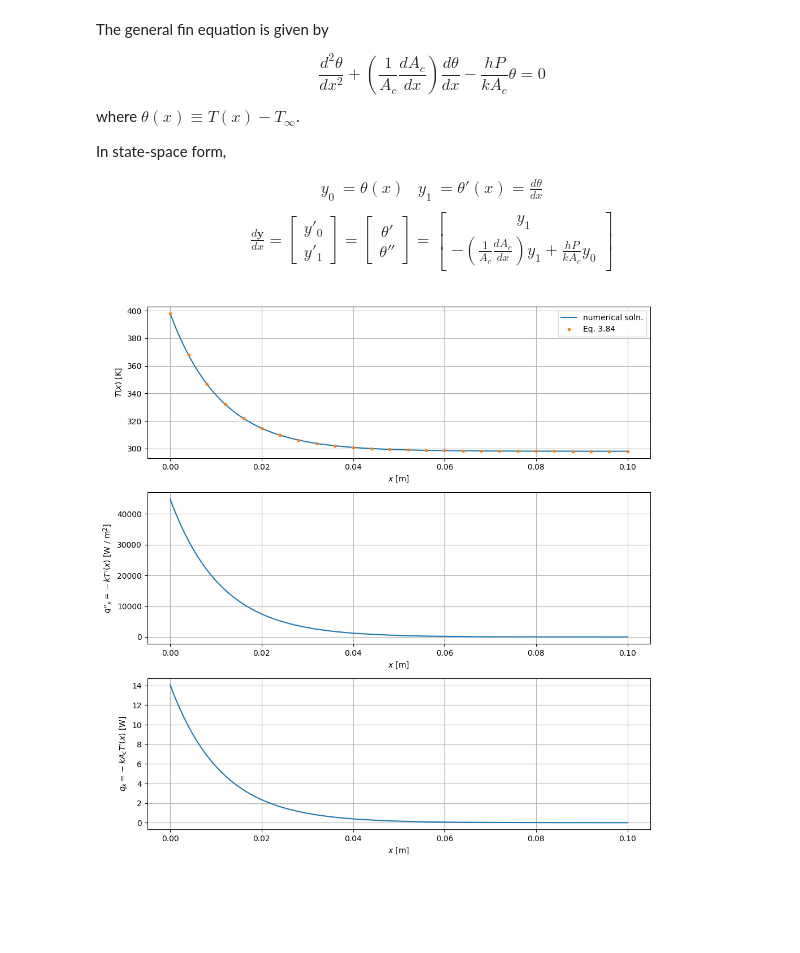
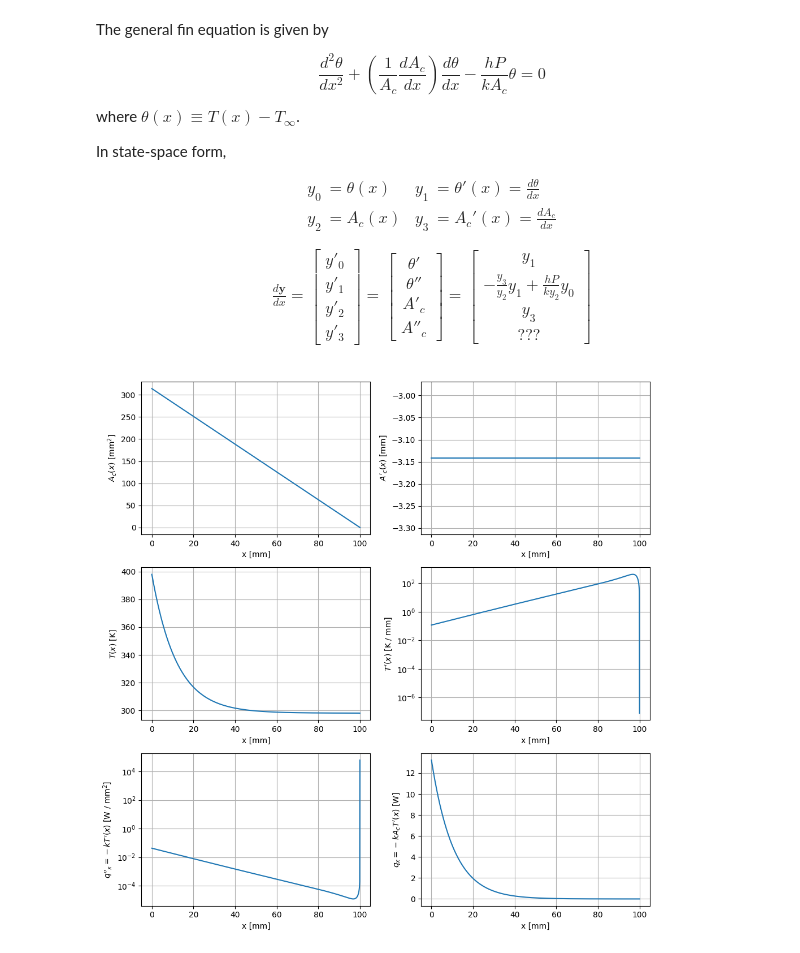
Before and after one commit to dvnatanael/fin-equation-analysis, a Jupyter notebook: fin_equation_analysis/notebooks/learn_scipy.ipynb, the cells around one changed output. Saved outputs shown, nothing was run; the diff lists cells and outputs as text; code cells hidden in the pictures; blank space fills up the shorter version.

Commit message:
feat: add linear profile to fin

```diff
--- a/fin_equation_analysis/notebooks/learn_scipy.ipynb
+++ b/fin_equation_analysis/notebooks/learn_scipy.ipynb
@@ -23,23 +23,31 @@ where $\theta{(x)} \equiv T{(x)} - T_{\infty}$.
 In state-space form,
 \begin{gathered}
     \begin{align*}
-        y_0 &= \theta{(x)} & y_1 &= \theta'{(x)} = \frac{d \theta}{dx}
+        y_0 &= \theta{(x)} & y_1 &= \theta'{(x)} = \frac{d \theta}{dx} \\
+        y_2 &= A_c{(x)} & y_3 &= A_c'{(x)} = \frac{d A_c}{dx}\\
     \end{align*}\\
     \begin{equation*}
         \frac{d \textbf{y}}{dx}
-        = \begin{bmatrix} y'_0 \\ y'_1 \end{bmatrix}
-        = \begin{bmatrix} \theta' \\ \theta'' \end{bmatrix}
-        = \begin{bmatrix} y_1 \\ - \left( \frac{1}{A_c} \frac{d A_c}{dx} \right) y_1 + \frac{h P}{k A_c} y_0 \end{bmatrix}
+        = \begin{bmatrix} y'_0 \\ y'_1  \\ y'_2 \\ y'_3 \end{bmatrix}
+        = \begin{bmatrix} \theta' \\ \theta'' \\ A'_c \\ A''_c \end{bmatrix}
+        = \begin{bmatrix}
+            y_1 \\
+            - \frac{y_3}{y_2} y_1 + \frac{h P}{k y_2} y_0 \\
+            y_3 \\
+            ???
+        \end{bmatrix}
     \end{equation*}
 \end{gathered}
 # %%
 def deriv(x, y):
-    y0, y1 = y
+    y0, y1, y2, y3 = y
     return np.vstack(
         [
             y1,
             # circular pin fin
-            (2 * h) / (k * r) * y0,  # dAc/dx = 0
+            -y3 * y1 / y2 + (2 * h) / (k * r) * y0,
+            y3,
+            np.zeros_like(y0),  # linear profile
         ]
     )
 # %%
@@ -48,45 +56,54 @@ def bc(ya, yb):
         [
             ya[0] - (T_b - T_inf),  # y0(x=a) = T_b - T_inf
             yb[0],  # y0(x=b) = 0; "infinite" fin
+            ya[2] - np.pi * r**2,  # y2(x=0) = np.pi * r**2
+            yb[2] - 1e-15,  # y2(x=b) = 0; reduces to a point
         ]
     )
 # %%
 x = np.linspace(0, L, 5)
-y = np.zeros((2, x.size))
+y = np.ones((4, x.size))
 # %%
 result = scipy.integrate.solve_bvp(fun=deriv, bc=bc, x=x, y=y)
 
 x_plot = np.linspace(0, L, 1001)
-T_plot, dT_plot = result.sol(x_plot)
+T_plot, dT_plot, Ac_plot, dAc_plot = result.sol(x_plot)
 # %%
 fig = plt.figure(1, figsize=(10, 10))
-gc = fig.add_gridspec(3, 1)
+gc = fig.add_gridspec(nrows=3, ncols=2)
 
 ax = fig.add_subplot(gc[0, 0])
-ax.plot(x_plot, T_inf + T_plot, label="numerical soln.")
-m = np.sqrt((2 * h) / (k * r))
-ax.plot(
-    x_plot,
-    T_inf + np.exp(-m * x_plot) * (T_b - T_inf),
-    ".",
-    markevery=40,
-    label="Eq. 3.84",
-)
-ax.legend()
+ax.plot(x_plot * 1e3, Ac_plot * 1e6)
+ax.set_ylabel(r"$A_c{(x)}$ [mm$^2$]")
+
+ax = fig.add_subplot(gc[0, 1], sharex=ax)
+ax.plot(x_plot * 1e3, dAc_plot * 1e3)
+ax.set_ylabel(r"$A'_c{(x)}$ [mm]")
+
+ax = fig.add_subplot(gc[1, 0], sharex=ax)
+ax.plot(x_plot * 1e3, T_inf + T_plot)
 ax.set_ylabel(r"$T{(x)}$ [K]")
 
-ax = fig.add_subplot(gc[1, 0])
-ax.plot(x_plot, -k * dT_plot)
-ax.set_ylabel(r"$q''_x = -k T'{(x)}$ [W / m$^2$]")
+ax = fig.add_subplot(gc[1, 1], sharex=ax)
+ax.plot(x_plot * 1e3, 3 - np.log10(-dT_plot))
+yticklabels = ax.get_yticklabels()
+for text in yticklabels:
+    text.set_text(f"$10^{{{text.get_text()}}}$")
+ax.set_yticks([y for y in ax.get_yticks()[1:-1]])
+ax.set_yticklabels(yticklabels[1:-1])
+ax.set_ylabel(r"$T'{(x)}$ [K / mm]")
 
-ax = fig.add_subplot(gc[2, 0])
-A_c = np.pi * r**2
-ax.plot(x_plot, -k * A_c * dT_plot)
+ax = fig.add_subplot(gc[2, 0], sharex=ax)
+ax.semilogy(x_plot * 1e3, -k * dT_plot * 1e-6)
+ax.set_ylabel(r"$q''_x = -k T'{(x)}$ [W / mm$^2$]")
+
+ax = fig.add_subplot(gc[2, 1], sharex=ax)
+ax.plot(x_plot * 1e3, -k * Ac_plot * dT_plot)
 ax.set_ylabel(r"$q_x = -k A_c T'{(x)}$ [W]")
 
 for ax in fig.axes:
+    ax.set_xlabel(r"x [mm]")
     ax.grid(True)
-    ax.set_xlabel(r"$x$ [m]")
 plt.tight_layout()
 # %% [output]
-[figure, old version]
+[figure, new version]
```
Also changed, not shown: 1 other file.
